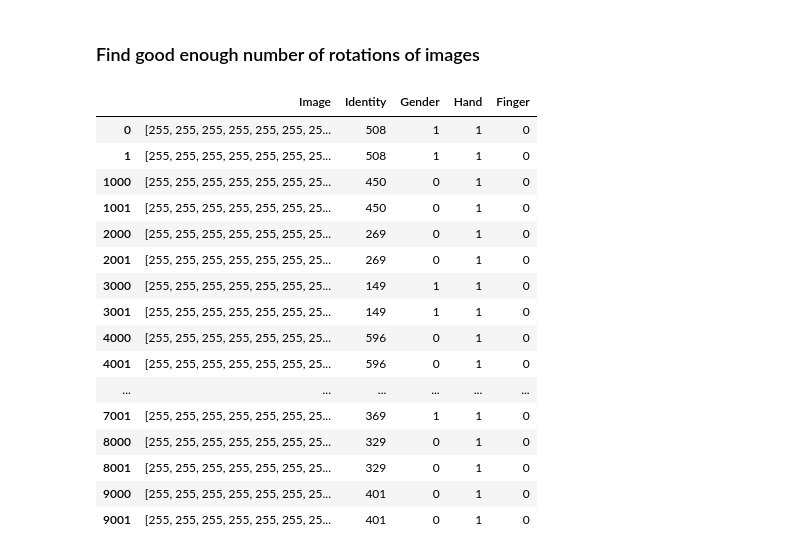
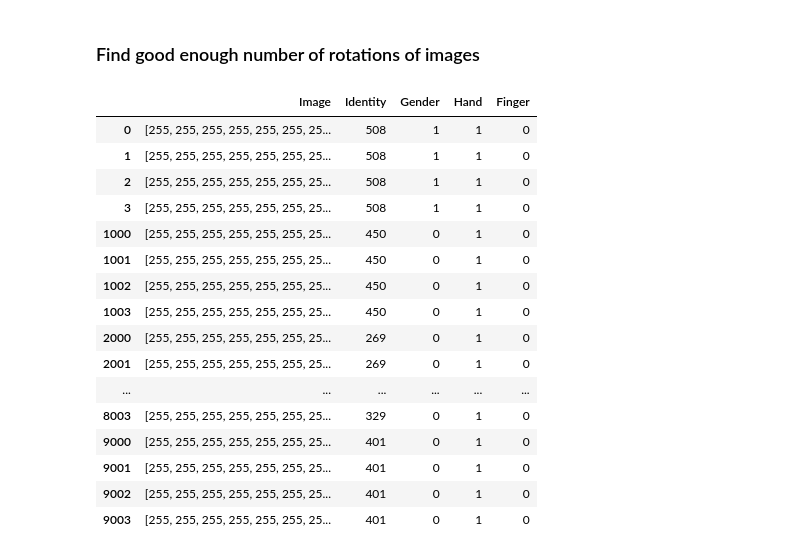
Before and after one commit to hannaisr/KEX2021, a Jupyter notebook: Simple Random Forest.ipynb, the cells around one changed output. Saved outputs shown, nothing was run; the diff lists cells and outputs as text; code cells hidden in the pictures.

```diff
--- a/Simple Random Forest.ipynb
+++ b/Simple Random Forest.ipynb
@@ -138,26 +150,27 @@ print(cval_list)
 # %% [markdown]
 ### Find good enough number of rotations of images
 # %%
-gdf = df.groupby(["Identity"])#,"Finger","Hand"])#.head(5)
+gdf = df.groupby(["Identity","Finger","Hand"])#.head(5)
+# gdf = df
 model = RandomForestClassifier(n_estimators=100)
 # %%
-gdf.head(2)
+gdf.head(4)
 # %% [output]
 |  | Image | Identity | Gender | Hand | Finger |
 | 0 | [255, 255, 255, 255, 255, 255, 25... | 508 | 1 | 1 | 0 |
 | 1 | [255, 255, 255, 255, 255, 255, 25... | 508 | 1 | 1 | 0 |
+| 2 | [255, 255, 255, 255, 255, 255, 25... | 508 | 1 | 1 | 0 |
+| 3 | [255, 255, 255, 255, 255, 255, 25... | 508 | 1 | 1 | 0 |
 | 1000 | [255, 255, 255, 255, 255, 255, 25... | 450 | 0 | 1 | 0 |
 | 1001 | [255, 255, 255, 255, 255, 255, 25... | 450 | 0 | 1 | 0 |
+| 1002 | [255, 255, 255, 255, 255, 255, 25... | 450 | 0 | 1 | 0 |
+| 1003 | [255, 255, 255, 255, 255, 255, 25... | 450 | 0 | 1 | 0 |
 | 2000 | [255, 255, 255, 255, 255, 255, 25... | 269 | 0 | 1 | 0 |
 | 2001 | [255, 255, 255, 255, 255, 255, 25... | 269 | 0 | 1 | 0 |
-| 3000 | [255, 255, 255, 255, 255, 255, 25... | 149 | 1 | 1 | 0 |
-| 3001 | [255, 255, 255, 255, 255, 255, 25... | 149 | 1 | 1 | 0 |
-| 4000 | [255, 255, 255, 255, 255, 255, 25... | 596 | 0 | 1 | 0 |
-| 4001 | [255, 255, 255, 255, 255, 255, 25... | 596 | 0 | 1 | 0 |
 | ... | ... | ... | ... | ... | ... |
-| 7001 | [255, 255, 255, 255, 255, 255, 25... | 369 | 1 | 1 | 0 |
-| 8000 | [255, 255, 255, 255, 255, 255, 25... | 329 | 0 | 1 | 0 |
-| 8001 | [255, 255, 255, 255, 255, 255, 25... | 329 | 0 | 1 | 0 |
+| 8003 | [255, 255, 255, 255, 255, 255, 25... | 329 | 0 | 1 | 0 |
 | 9000 | [255, 255, 255, 255, 255, 255, 25... | 401 | 0 | 1 | 0 |
 | 9001 | [255, 255, 255, 255, 255, 255, 25... | 401 | 0 | 1 | 0 |
+| 9002 | [255, 255, 255, 255, 255, 255, 25... | 401 | 0 | 1 | 0 |
+| 9003 | [255, 255, 255, 255, 255, 255, 25... | 401 | 0 | 1 | 0 |
 # %%
```
Also changed, not shown: parts of 17 cells of this notebook, 2 other files.
